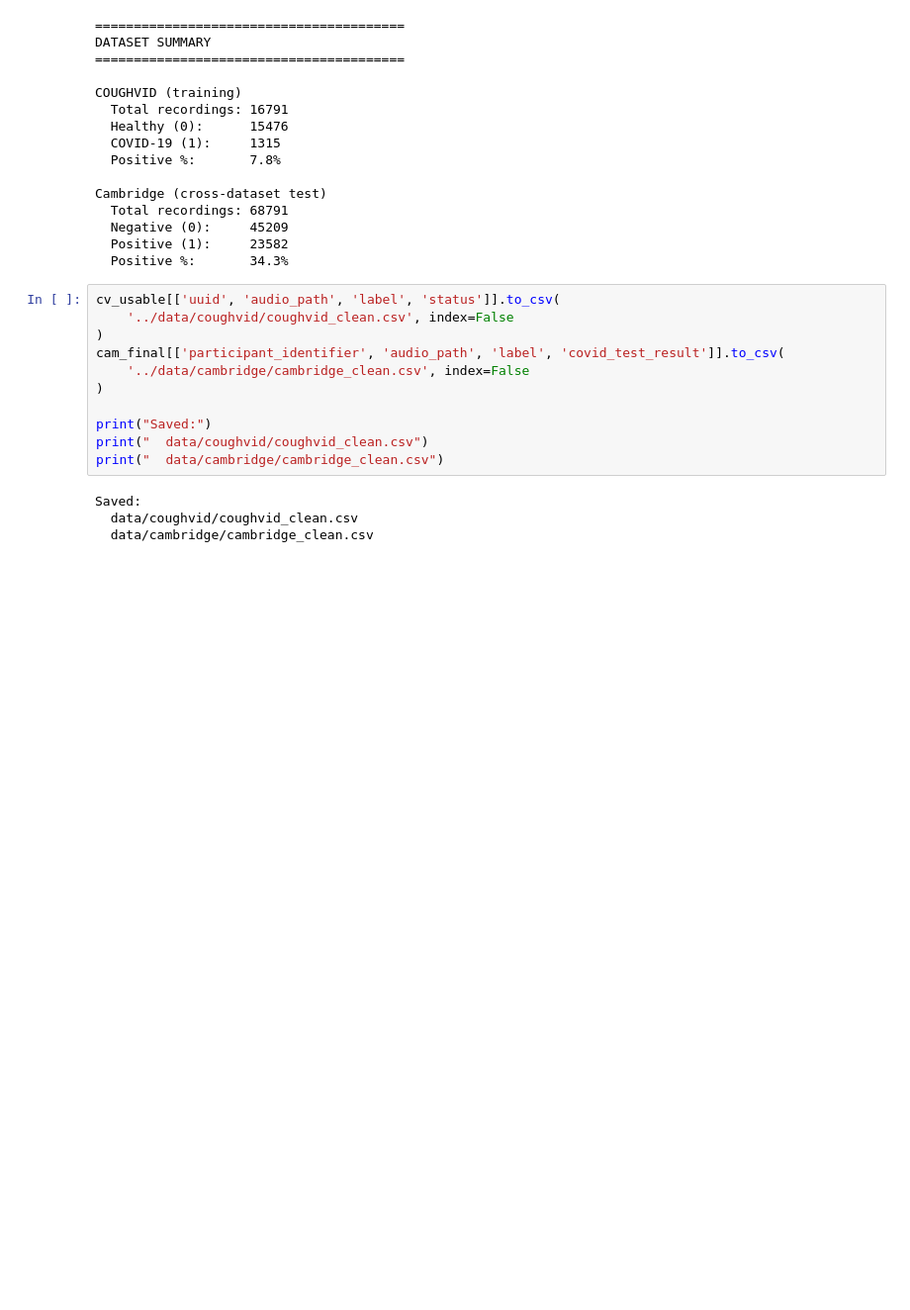
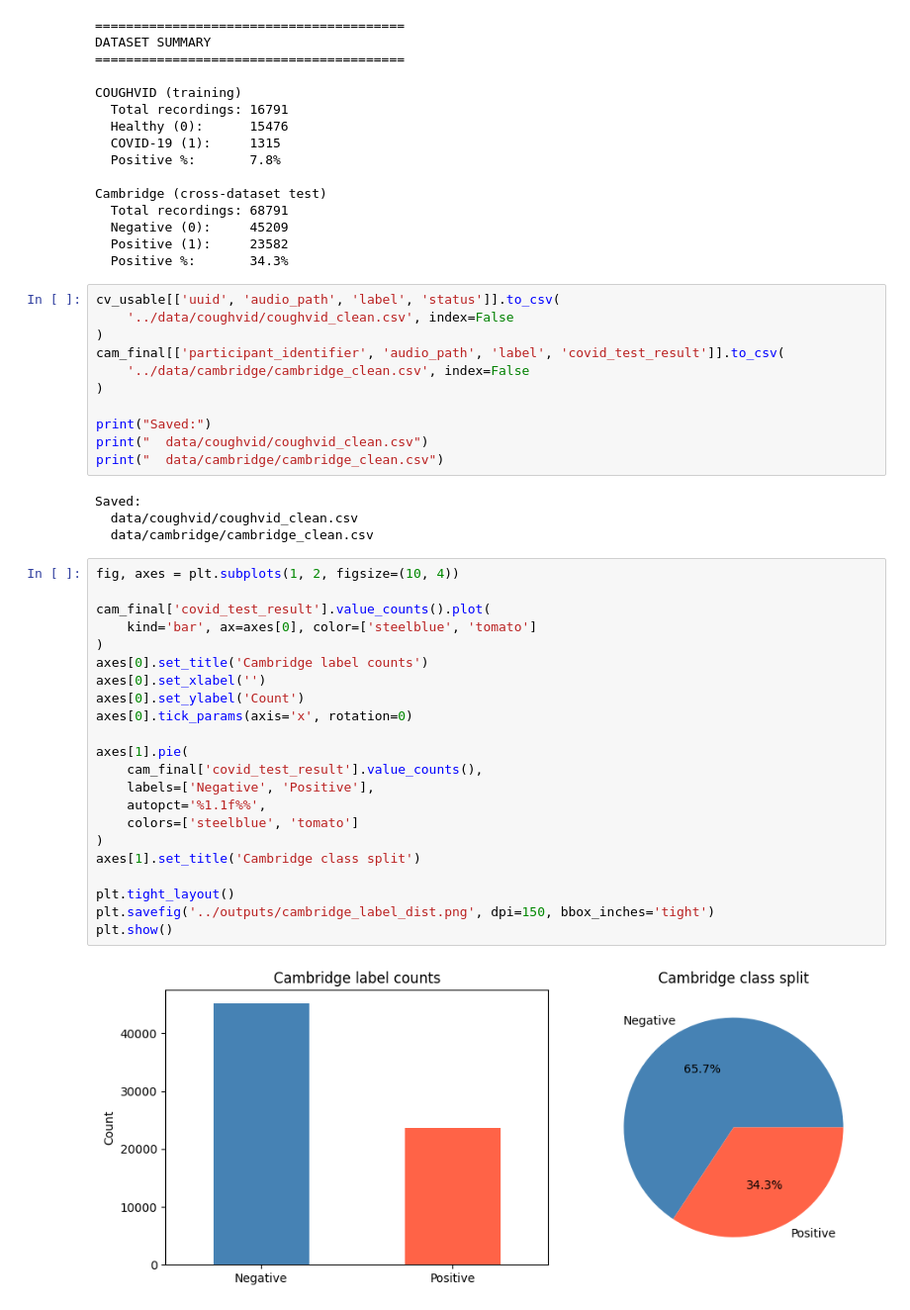
Before and after one commit to jovishacurlie22/CoughDetector, a Jupyter notebook: notebooks/01_eda.ipynb, the cells around one changed output. Shown at 99% size. Cells and saved outputs as stored; diff of their text form; blank space fills up the shorter version.

Commit message:
added visualisation for cambridge dataset

```diff
--- a/notebooks/01_eda.ipynb
+++ b/notebooks/01_eda.ipynb
@@ -334,3 +334,27 @@ print("  data/cambridge/cambridge_clean.csv")
 Saved:
   data/coughvid/coughvid_clean.csv
   data/cambridge/cambridge_clean.csv
+# %%
+fig, axes = plt.subplots(1, 2, figsize=(10, 4))
+
+cam_final['covid_test_result'].value_counts().plot(
+    kind='bar', ax=axes[0], color=['steelblue', 'tomato']
+)
+axes[0].set_title('Cambridge label counts')
+axes[0].set_xlabel('')
+axes[0].set_ylabel('Count')
+axes[0].tick_params(axis='x', rotation=0)
+
+axes[1].pie(
+    cam_final['covid_test_result'].value_counts(),
+    labels=['Negative', 'Positive'],
+    autopct='%1.1f%%',
+    colors=['steelblue', 'tomato']
+)
+axes[1].set_title('Cambridge class split')
+
+plt.tight_layout()
+plt.savefig('../outputs/cambridge_label_dist.png', dpi=150, bbox_inches='tight')
+plt.show()
+# %% [output]
+[figure, added]
```
Also changed, not shown: parts of 1 cell of this notebook.
